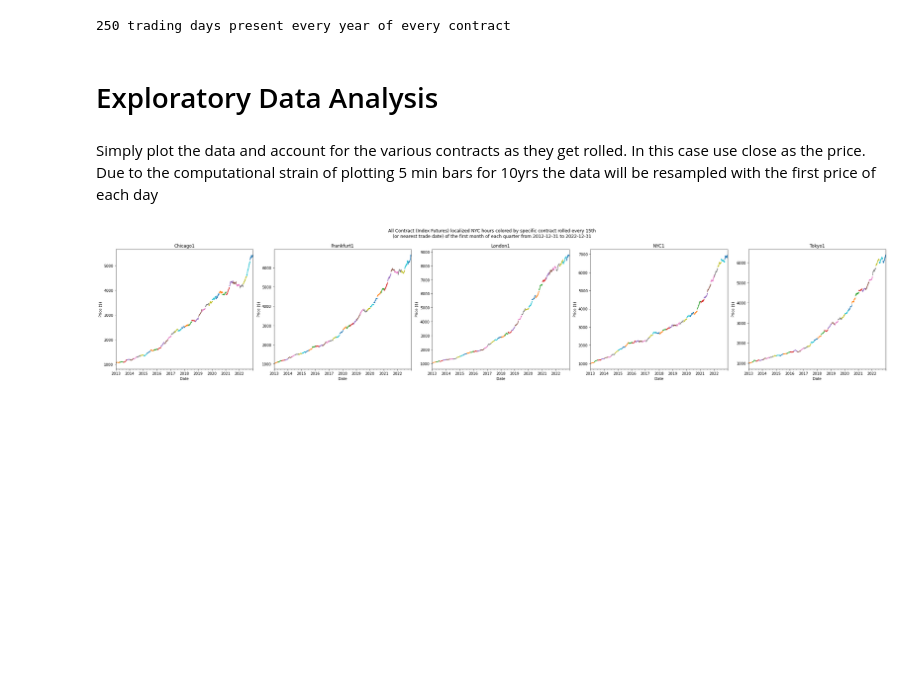
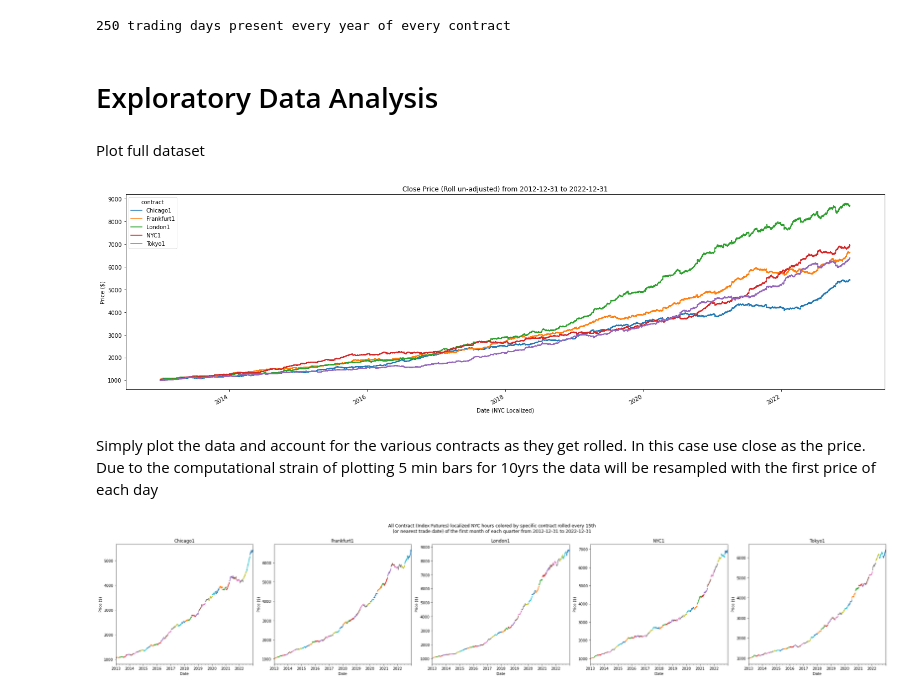
Before and after one commit to diegodalvarez/SyntheticFuturesAnalysis, a Jupyter notebook: notebook/Analysis.ipynb, the cells around one changed output. Saved outputs shown, nothing was run; the diff lists cells and outputs as text; code cells hidden in the pictures; blank space fills up the shorter version.

```diff
--- a/notebook/Analysis.ipynb
+++ b/notebook/Analysis.ipynb
@@ -96,6 +96,31 @@ check_open_trade_day(df_price)
 250 trading days present every year of every contract
 # %% [markdown]
 # Exploratory Data Analysis
+# %% [markdown]
+Plot full dataset
+# %%
+def plot_price(df_price: pd.DataFrame):
+
+    (df_price[
+        ["contract_name", "nyc_time", "close_price"]].
+        rename(columns = {"contract_name": "contract"}).
+        pivot(index = "nyc_time", columns = "contract", values = "close_price").
+        fillna(method = "bfill").
+        fillna(method = "ffill").
+        plot(
+            figsize = (20,6),
+            ylabel = "Price ($)",
+            xlabel = "Date (NYC Localized)",
+            title = "Close Price (Roll un-adjusted) from {} to {}".format(
+                df_price.nyc_time.min().date(),
+                df_price.nyc_time.max().date())))
+
+    plt.tight_layout()
+    plt.show()
+
+plot_price(df_price)
+# %% [output]
+[figure, added]
 # %% [markdown]
 Simply plot the data and account for the various contracts as they get rolled. In this case use close as the price. Due to the computational strain of plotting 5 min bars for 10yrs the data will be resampled with the first price of each day
 # %%
```
Also changed, not shown: parts of 12 cells of this notebook, 2 other files.
